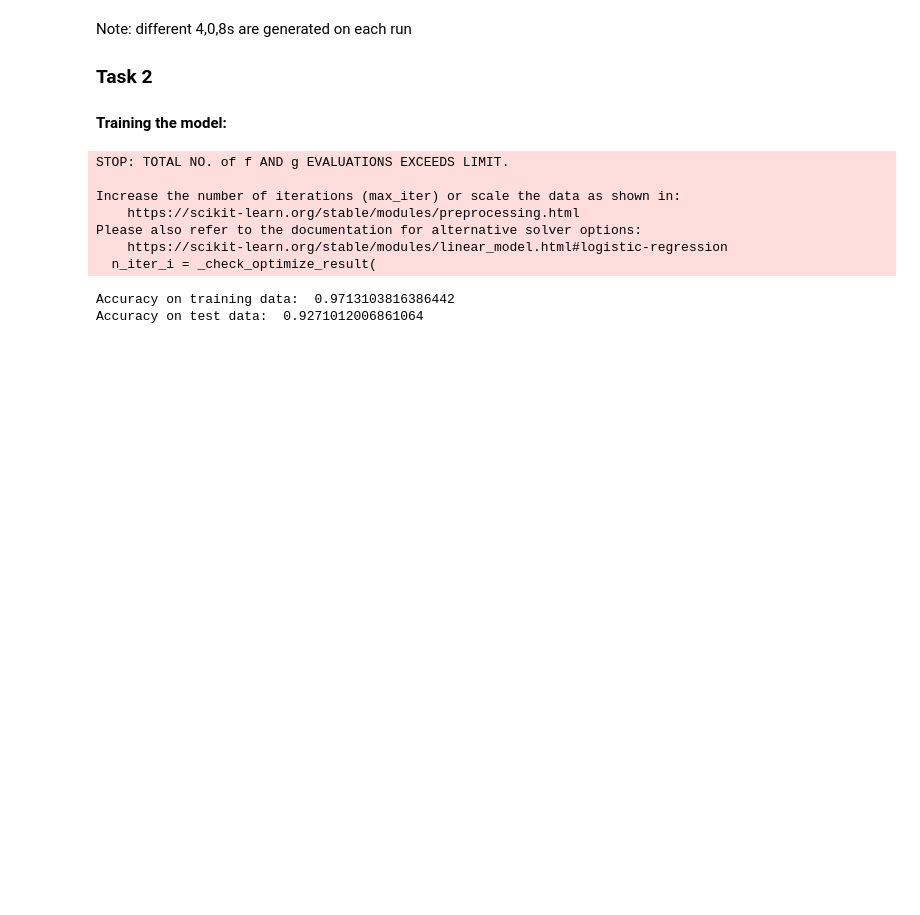
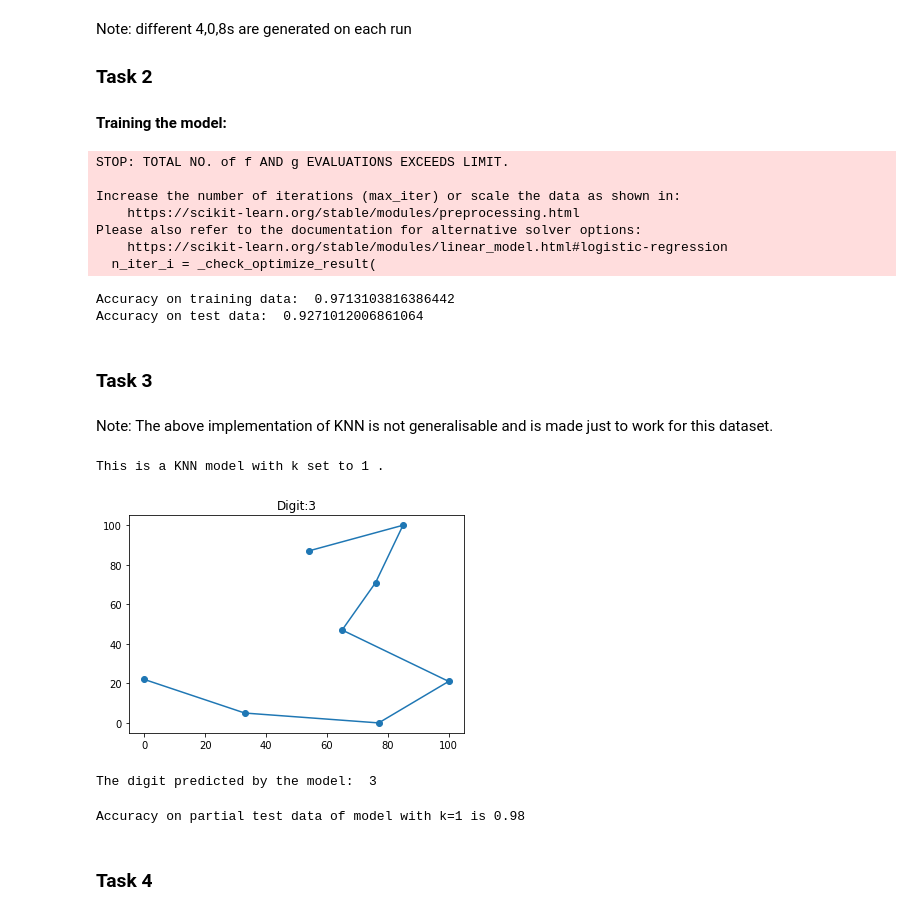
Before and after one commit to dsgiitr/Lecture-Assignments-Y22, a Jupyter notebook: ML/ML-1-Submissions/sanidhya.ipynb, the cells around one changed output. Cells and saved outputs as stored; diff of their text form; code cells hidden in the pictures; blank space fills up the shorter version.

```diff
--- a/ML/ML-1-Submissions/sanidhya.ipynb
+++ b/ML/ML-1-Submissions/sanidhya.ipynb
@@ -99,3 +99,65 @@ print('Accuracy on test data: ',acc(ts_label,ts_pred_label))
 # %% [output]
 Accuracy on training data:  0.9713103816386442
 Accuracy on test data:  0.9271012006861064
+# %% [markdown]
+### Task 3
+# %%
+class KNN:
+    def __init__(self,k):
+        self.k=k
+
+    def load(self,tr_data):
+        self.data=tr_data
+
+    def distance(self,p1,p2):
+        saved=p2[-1]
+        p2[-1]=0
+        difference=np.absolute(p1-p2)
+        distance=np.zeros((len(difference),2))
+        for i in range(len(difference)):
+            for j in range(16):
+                distance[i][0]+=difference[i][j]
+            distance[i][1]=difference[i][-1]
+        p2[-1]=saved
+        return distance
+
+    def predict(self, test_pt):
+        dist_n_label=KNN.distance(self,self.data,test_pt).transpose()
+        counter=np.zeros((10))
+        for i in range(self.k):
+            counter[int(dist_n_label[1][np.argmin(dist_n_label[0])])]+=1
+            dist_n_label=np.delete(dist_n_label,np.argmin(dist_n_label[0]),1)
+        prediction=np.argmax(counter)
+        return prediction
+
+    def accuracy(self,ts):
+        correct_count=0
+        for i in range(len(ts)):
+            correct_count+=(self.predict(ts[i])==ts[i][-1])
+        return correct_count/len(ts)
+
+    def __call__(self):
+        print('This is a KNN model with k set to',self.k,'.')
+# %% [markdown]
+Note: The above implementation of KNN is not generalisable and is made just to work for this dataset.
+# %%
+knn1=KNN(1)
+knn1.load(tr) #to clarify tr is the np array burrowed from the previous task
+knn1()
+# %% [output]
+This is a KNN model with k set to 1 .
+# %%
+sketch(ts[123])
+print("The digit predicted by the model: ",knn1.predict(ts[123]))
+# %% [output]
+[figure, added]
+The digit predicted by the model:  3
+# %%
+'''since the running time for finding accuracy is quite high if we use the entire test data,
+we only use the first t samples for finding accuracy'''
+t=200
+print("Accuracy on partial test data of model with k=1 is",knn1.accuracy(ts[:t]))
+# %% [output]
+Accuracy on partial test data of model with k=1 is 0.98
+# %% [markdown]
+### Task 4
```
Also changed, not shown: parts of 4 cells of this notebook.
